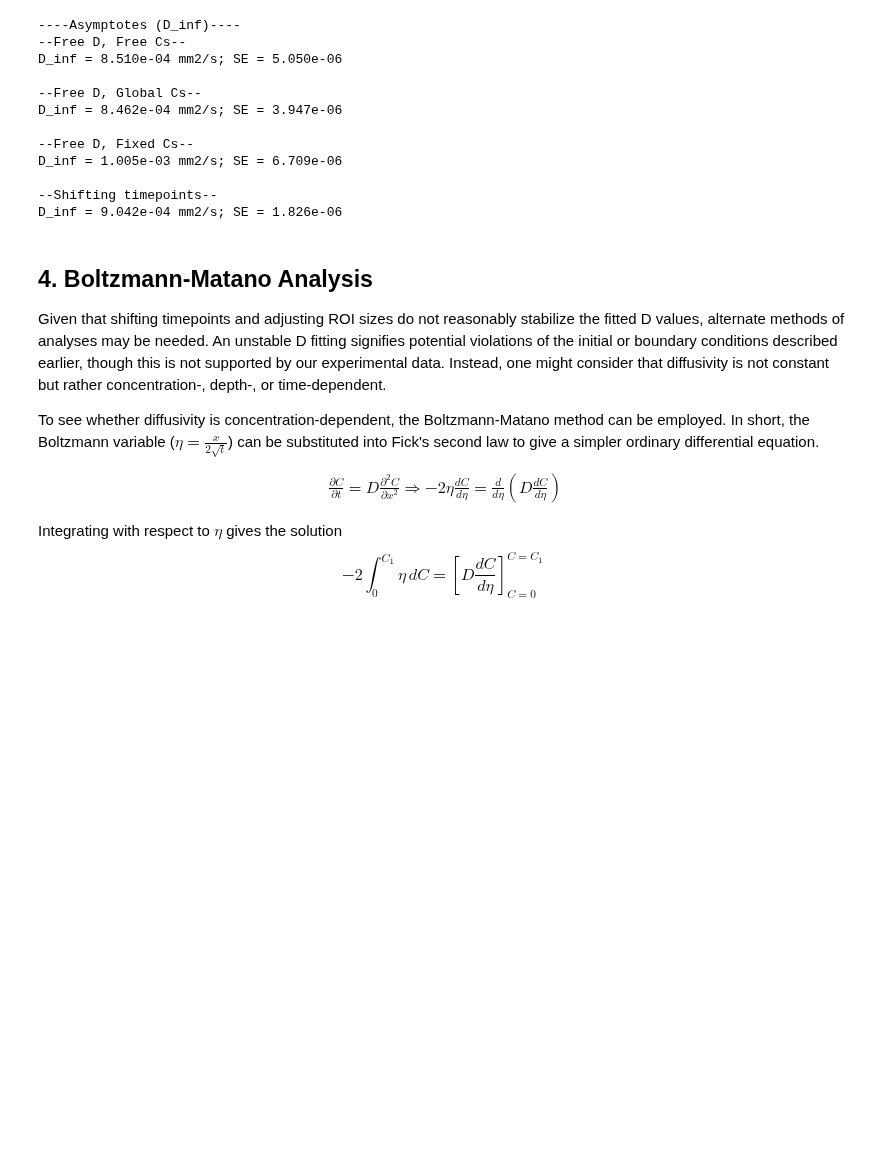
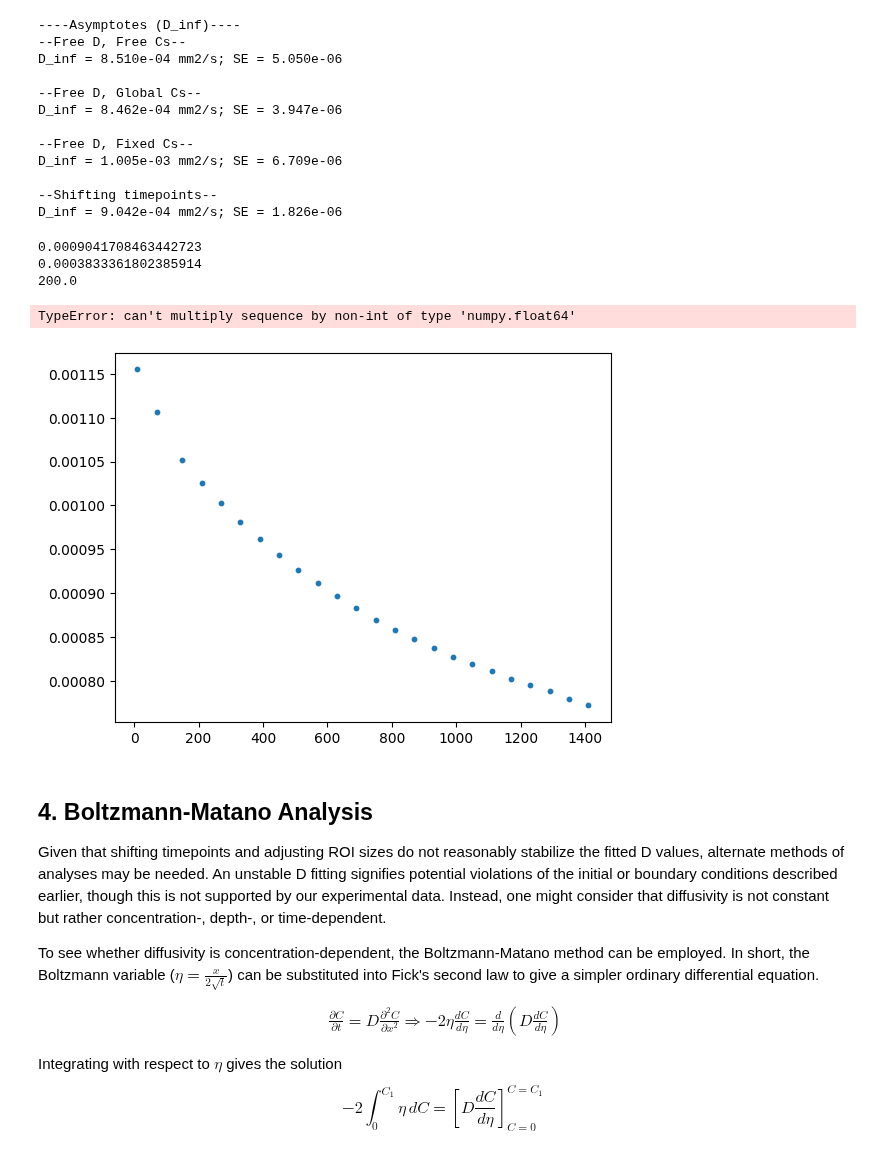
Before and after one commit to isaackh28/diff_tests, a Jupyter notebook: fit_diff.ipynb, the cells around one changed output. Saved outputs shown, nothing was run; the diff lists cells and outputs as text; code cells hidden in the pictures; blank space fills up the shorter version.

Commit message:
Add asymptote estimation

```diff
--- a/fit_diff.ipynb
+++ b/fit_diff.ipynb
@@ -663,6 +663,25 @@ D_inf = 1.005e-03 mm2/s; SE = 6.709e-06
 
 --Shifting timepoints--
 D_inf = 9.042e-04 mm2/s; SE = 1.826e-06
+# %%
+d_inf = asymptote_shift["d_inf"]
+a = asymptote_shift["A"]
+lam = asymptote_shift["lambda"]
+# %%
+print(d_inf)
+print(a)
+print(lam)
+# %% [output]
+0.0009041708463442723
+0.0003833361802385914
+200.0
+# %%
+fig, ax = plt.subplots()
+ax.scatter(first_time, varidx_d, s = 10, label = "data")
+ax.plot(first_time, exp_decay(first_time, d_inf, a, lam))
+# %% [output]
+TypeError: can't multiply sequence by non-int of type 'numpy.float64'
+[figure, added]
 # %% [markdown]
 ## 4. Boltzmann-Matano Analysis
 Given that shifting timepoints and adjusting ROI sizes do not reasonably stabilize the fitted D values, alternate methods of analyses may be needed. An unstable D fitting signifies potential violations of the initial or boundary conditions described earlier, though this is not supported by our experimental data. Instead, one might consider that diffusivity is not constant but rather concentration-, depth-, or time-dependent.
```
